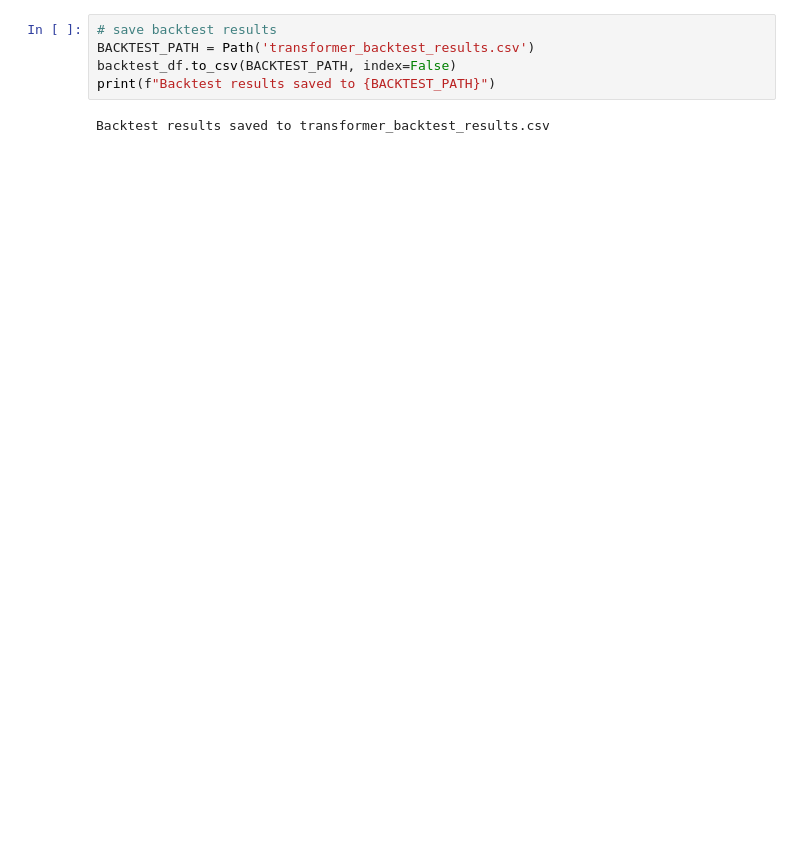
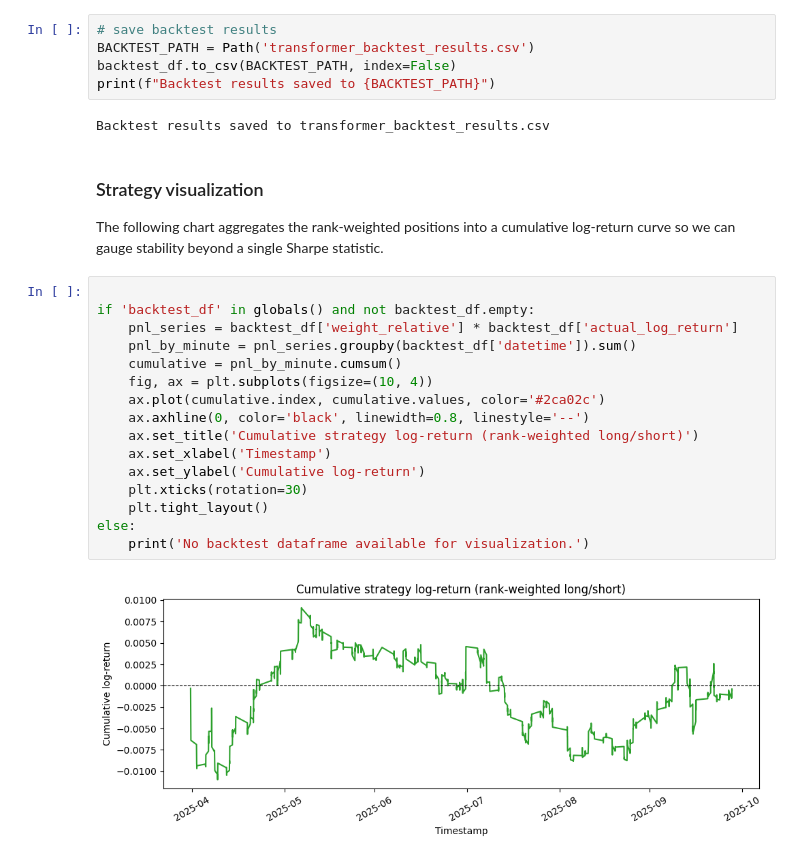
Before and after one commit to crk13/5205-Project2, a Jupyter notebook: notebooks/transformer.ipynb, the cells around one changed output. Saved outputs shown, nothing was run; the diff lists cells and outputs as text; blank space fills up the shorter version.

```diff
--- a/notebooks/transformer.ipynb
+++ b/notebooks/transformer.ipynb
@@ -612,3 +1279,24 @@ backtest_df.to_csv(BACKTEST_PATH, index=False)
 print(f"Backtest results saved to {BACKTEST_PATH}")
 # %% [output]
 Backtest results saved to transformer_backtest_results.csv
+# %% [markdown]
+### Strategy visualization
+The following chart aggregates the rank-weighted positions into a cumulative log-return curve so we can gauge stability beyond a single Sharpe statistic.
+# %%
+
+if 'backtest_df' in globals() and not backtest_df.empty:
+    pnl_series = backtest_df['weight_relative'] * backtest_df['actual_log_return']
+    pnl_by_minute = pnl_series.groupby(backtest_df['datetime']).sum()
+    cumulative = pnl_by_minute.cumsum()
+    fig, ax = plt.subplots(figsize=(10, 4))
+    ax.plot(cumulative.index, cumulative.values, color='#2ca02c')
+    ax.axhline(0, color='black', linewidth=0.8, linestyle='--')
+    ax.set_title('Cumulative strategy log-return (rank-weighted long/short)')
+    ax.set_xlabel('Timestamp')
+    ax.set_ylabel('Cumulative log-return')
+    plt.xticks(rotation=30)
+    plt.tight_layout()
+else:
+    print('No backtest dataframe available for visualization.')
+# %% [output]
+[figure, added]
```
Also changed, not shown: parts of 40 cells of this notebook, 15 other files.
